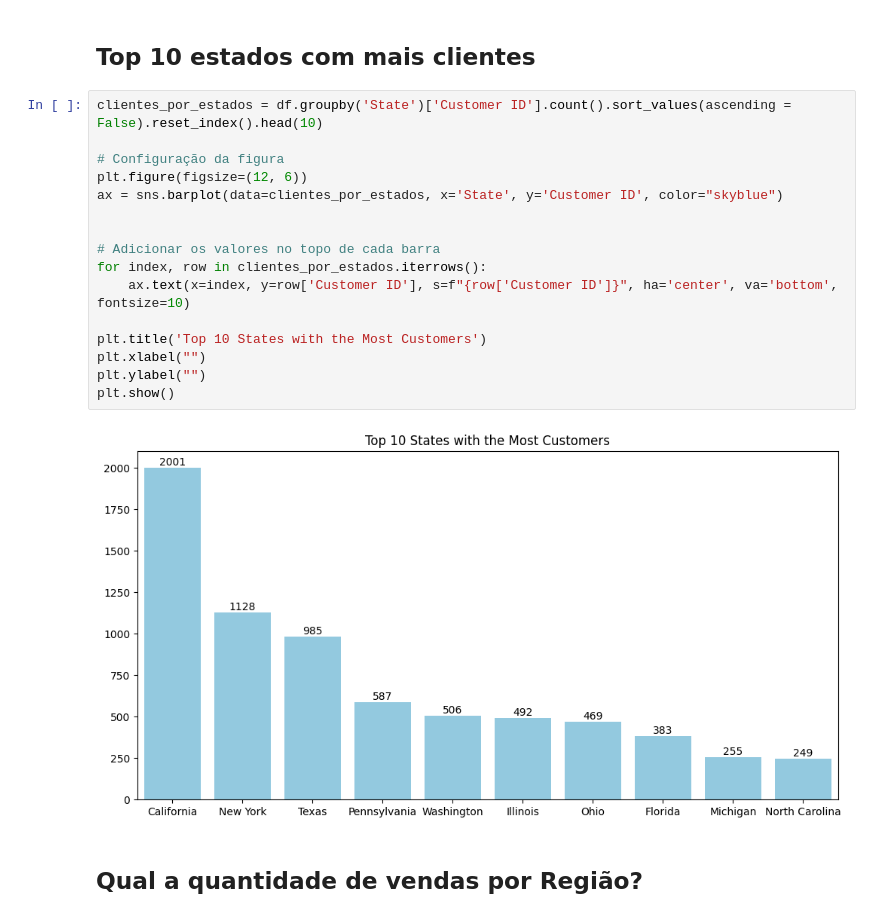
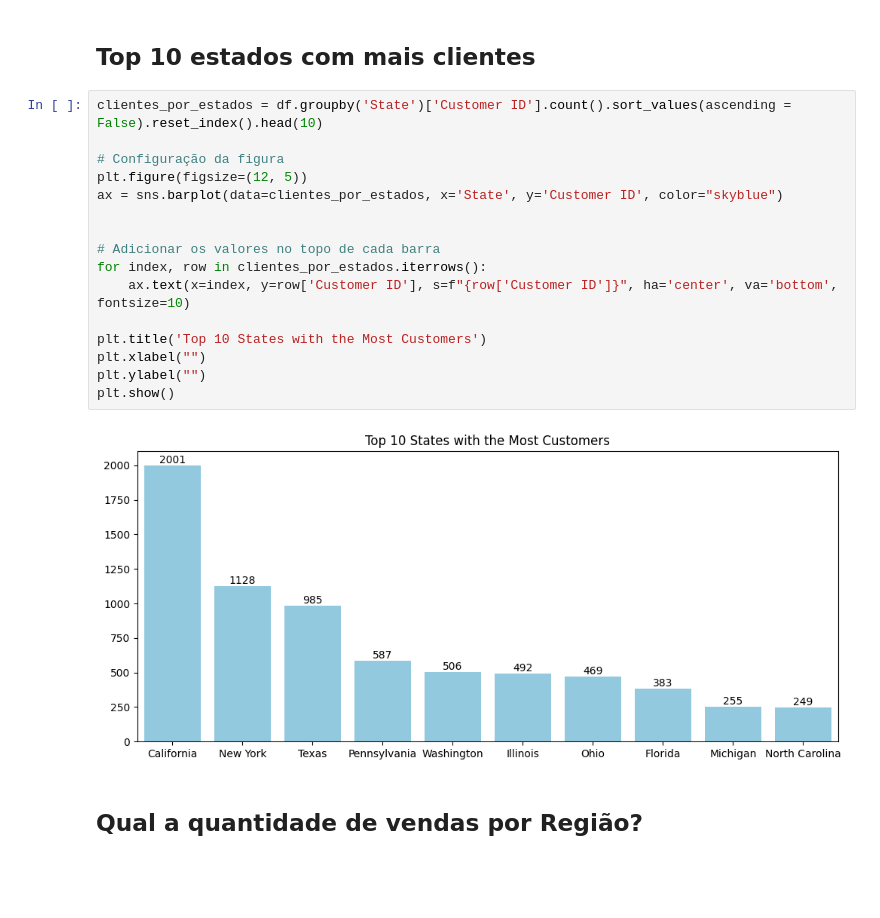
Before and after one commit to djalmarodriguess/Projeto_Analise_Descritiva_Com_Python, a Jupyter notebook: SuperStore.ipynb, the cells around one changed output. Drawn from its saved outputs; the diff is of its cells as text; blank space fills up the shorter version.

```diff
--- a/SuperStore.ipynb
+++ b/SuperStore.ipynb
@@ -421,21 +421,21 @@ plt.show()
 # %%
 clientes_por_estados = df.groupby('State')['Customer ID'].count().sort_values(ascending = False).reset_index().head(10)
 
 # Configuração da figura
-plt.figure(figsize=(12, 6))
+plt.figure(figsize=(12, 5))
 ax = sns.barplot(data=clientes_por_estados, x='State', y='Customer ID', color="skyblue")
 
 
 # Adicionar os valores no topo de cada barra
 for index, row in clientes_por_estados.iterrows():
     ax.text(x=index, y=row['Customer ID'], s=f"{row['Customer ID']}", ha='center', va='bottom', fontsize=10)
 
 plt.title('Top 10 States with the Most Customers')
 plt.xlabel("")
 plt.ylabel("")
 plt.show()
 # %% [output]
-[figure, old version]
+[figure, new version]
 # %% [markdown]
 ## Qual a quantidade de vendas por Região?
 # %%
```
Also changed, not shown: parts of 11 cells of this notebook.
